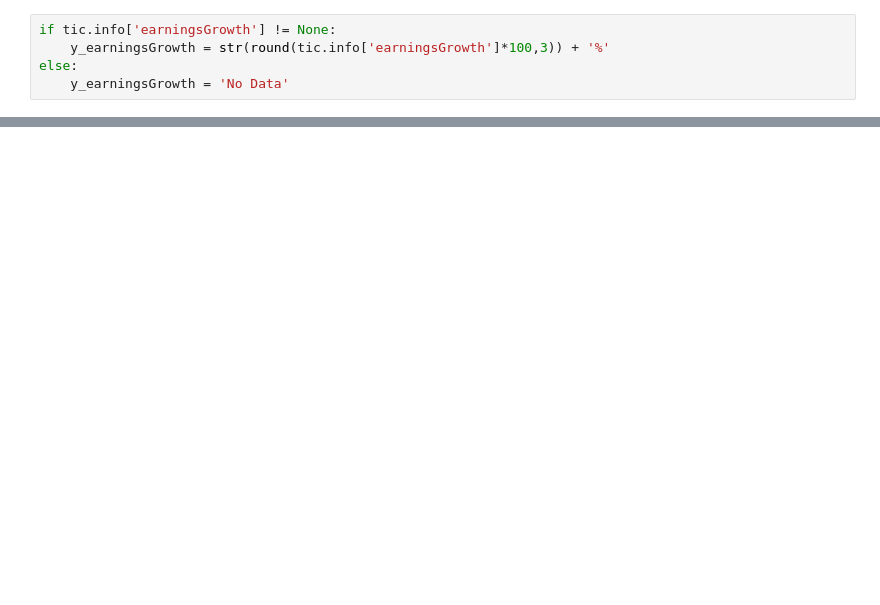
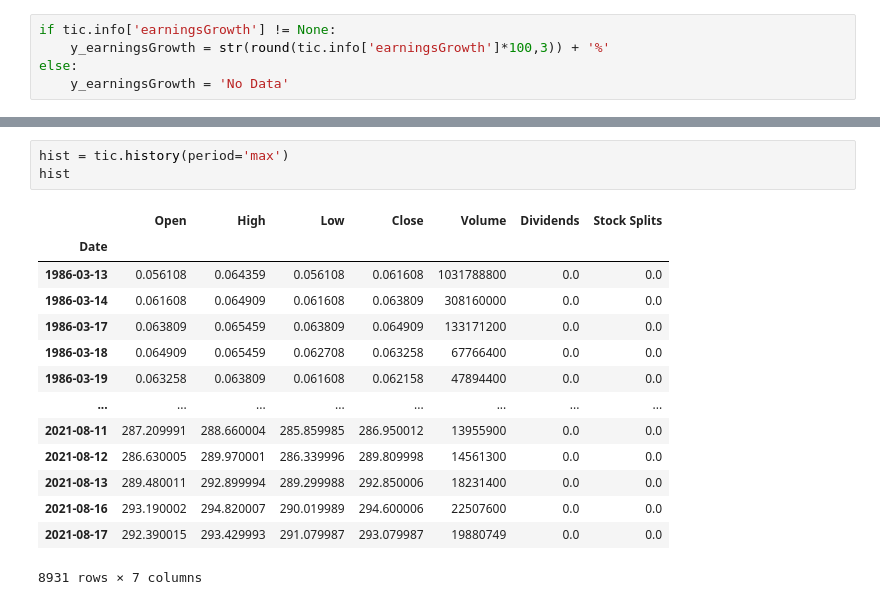
Before and after one commit to jpgrose/equity_information, a Jupyter notebook: test_code.ipynb, the cells around one changed output, grey strips where cells are left out. Drawn from its saved outputs; the diff is of its cells as text; blank space fills up the shorter version.

```diff
--- a/test_code.ipynb
+++ b/test_code.ipynb
@@ -314,0 +211,18 @@ y_earningsGrowth
+# %%
+hist = tic.history(period='max')
+hist
+# %% [output]
+|  | Open | High | Low | Close | Volume | Dividends | Stock Splits |
+| Date |  |  |  |  |  |  |  |
+| 1986-03-13 | 0.056108 | 0.064359 | 0.056108 | 0.061608 | 1031788800 | 0.0 | 0.0 |
+| 1986-03-14 | 0.061608 | 0.064909 | 0.061608 | 0.063809 | 308160000 | 0.0 | 0.0 |
+| 1986-03-17 | 0.063809 | 0.065459 | 0.063809 | 0.064909 | 133171200 | 0.0 | 0.0 |
+| 1986-03-18 | 0.064909 | 0.065459 | 0.062708 | 0.063258 | 67766400 | 0.0 | 0.0 |
+| 1986-03-19 | 0.063258 | 0.063809 | 0.061608 | 0.062158 | 47894400 | 0.0 | 0.0 |
+| ... | ... | ... | ... | ... | ... | ... | ... |
+| 2021-08-11 | 287.209991 | 288.660004 | 285.859985 | 286.950012 | 13955900 | 0.0 | 0.0 |
+| 2021-08-12 | 286.630005 | 289.970001 | 286.339996 | 289.809998 | 14561300 | 0.0 | 0.0 |
+| 2021-08-13 | 289.480011 | 292.899994 | 289.299988 | 292.850006 | 18231400 | 0.0 | 0.0 |
+| 2021-08-16 | 293.190002 | 294.820007 | 290.019989 | 294.600006 | 22507600 | 0.0 | 0.0 |
+| 2021-08-17 | 292.390015 | 293.429993 | 291.079987 | 293.079987 | 19880749 | 0.0 | 0.0 |
+8931 rows × 7 columns
```
Also changed, not shown: parts of 50 cells of this notebook, 1 other file.
